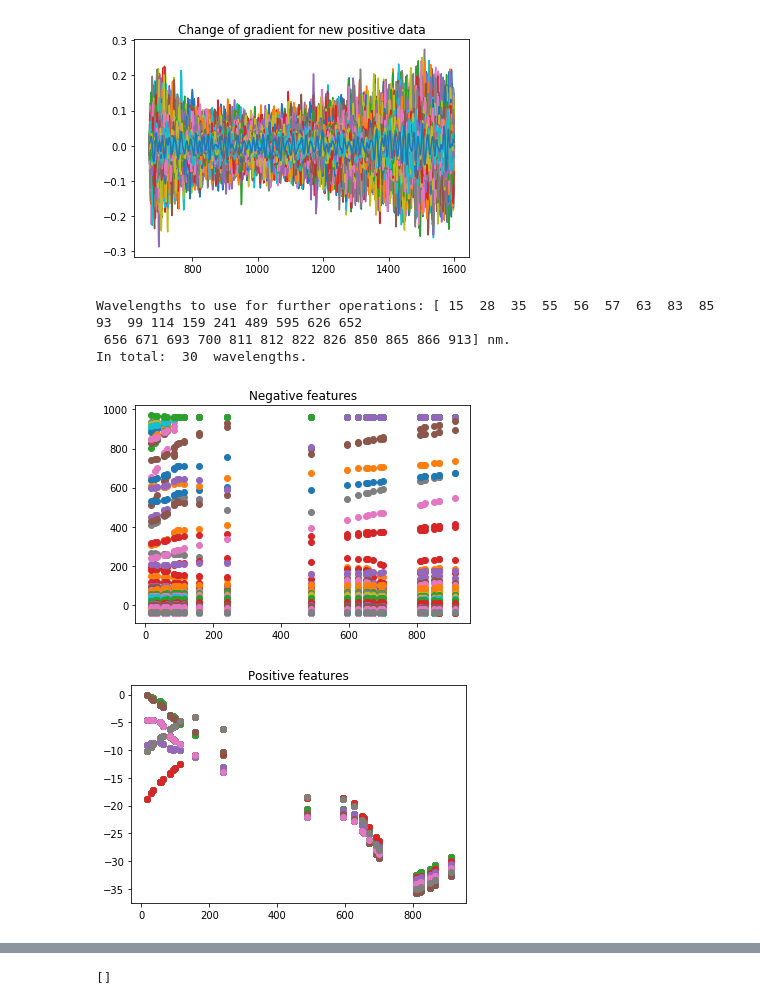
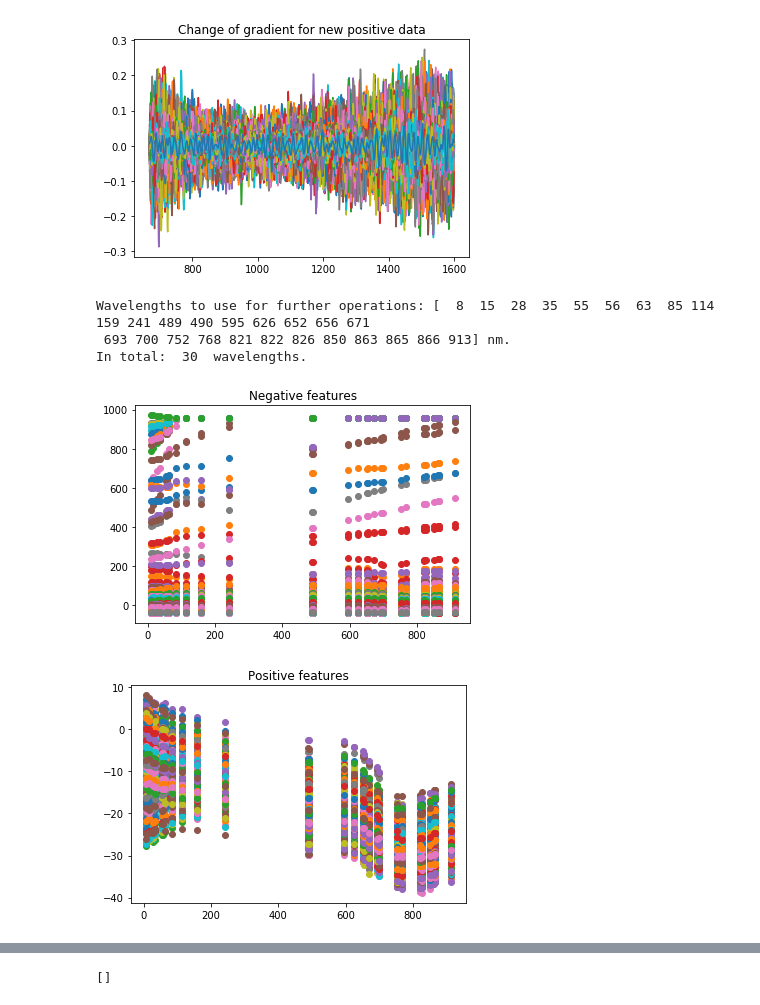
Before and after one commit to Genises/H-BRS_NeuralNetworks, a Jupyter notebook: NN_Project_29.10.2018.ipynb, the cells around one changed output, grey strips where cells are left out. Saved outputs shown, nothing was run; the diff lists cells and outputs as text; code cells hidden in the pictures.

```diff
--- a/NN_Project_29.10.2018.ipynb
+++ b/NN_Project_29.10.2018.ipynb
@@ -246,7 +246,7 @@ i = 0;
 for row in dataPositivesOld:
     gradient = np.gradient(np.gradient(row)) #where does the gradient change fastest
     plt.plot(xValuesOld,gradient)
-    gradientData_new[i] = gradient
+    gradientData_old[i] = gradient
     i += 1
 
 plt.title("Change of gradient for old positive data")
@@ -274,7 +274,7 @@ plt.show()
 
 number_of_wavelengths = 30 # only even number
 test_set_split = 0.1
-
+number_of_values = 3
 number_of_wavelengths = int(number_of_wavelengths / 2)
 
 #maxGradients = np.array([], dtype=np.int)
@@ -317,42 +317,42 @@ print("Wavelengths to use for further operations:", smallXValues, "nm.")
 print("In total: ", len(smallXValues), " wavelengths.")
 
 # Small features = only wavelengths where gradient is max or min
-smallFeaturesPositiveReal = np.concatenate([dataPositivesOld[:,smallXValues], dataPositivesNew[:,smallXValues]])
+smallFeaturesPositive = np.concatenate([dataPositivesOld[:,smallXValues], dataPositivesNew[:,smallXValues]])
 #smallFeaturesPositive = np.tile(smallFeaturesPositiveReal,(28,1)) #Increase positives to deal with unbalance class
 smallFeature = np.concatenate([dataNegativesOld[:,smallXValues], dataNegativesNew[:,smallXValues]])
 
 #[1,0] is dead, [0.1] alive
 #CompleteSet Small Version
 compSet = np.append(smallFeature, smallFeaturesPositive ,axis=0)
 classifcSet = np.append(np.tile([1,0],(smallFeature.shape[0],1)),np.tile([0,1],(smallFeaturesPositive.shape[0],1)),axis=0)
 
 #shuffle data together
 mix = np.random.permutation(len(compSet))
 compSet = compSet[mix]
 classifcSet = classifcSet[mix]
 
 #Split in training and test Data
 #trainingSet = compSet[:200]
 #trainingLabelSet =  classifcSet[:200]
 
 training_set_split = int(compSet.shape[0] * (1 - test_set_split))
 trainingSet = compSet[:training_set_split]
 trainingLabelSet =  classifcSet[:training_set_split]
 
 #validationSet = compSet[200:300]
 #validationLabelSet = classifcSet[200:300]
 
 testSet = compSet[training_set_split + 1:]
 testLabelSet = classifcSet[training_set_split + 1:]
 
 plottSpectrals(smallXValues,smallFeature, "Negative features", "o")
 plottSpectrals(smallXValues,smallFeaturesPositive, "Positive features", "o")
 # %% [output]
-Wavelengths to use for further operations: [ 15  28  35  55  56  57  63  83  85  93  99 114 159 241 489 595 626 652
- 656 671 693 700 811 812 822 826 850 865 866 913] nm.
+Wavelengths to use for further operations: [  8  15  28  35  55  56  63  85 114 159 241 489 490 595 626 652 656 671
+ 693 700 752 768 821 822 826 850 863 865 866 913] nm.
 In total:  30  wavelengths.
-[figure, old version]
+[figure, new version]
-[figure, old version]
+[figure, new version]
 # %%
   # Memory usage
 # https://stackoverflow.com/questions/43137288/how-to-determine-needed-memory-of-keras-model
```
Also changed, not shown: parts of 3 cells of this notebook.
